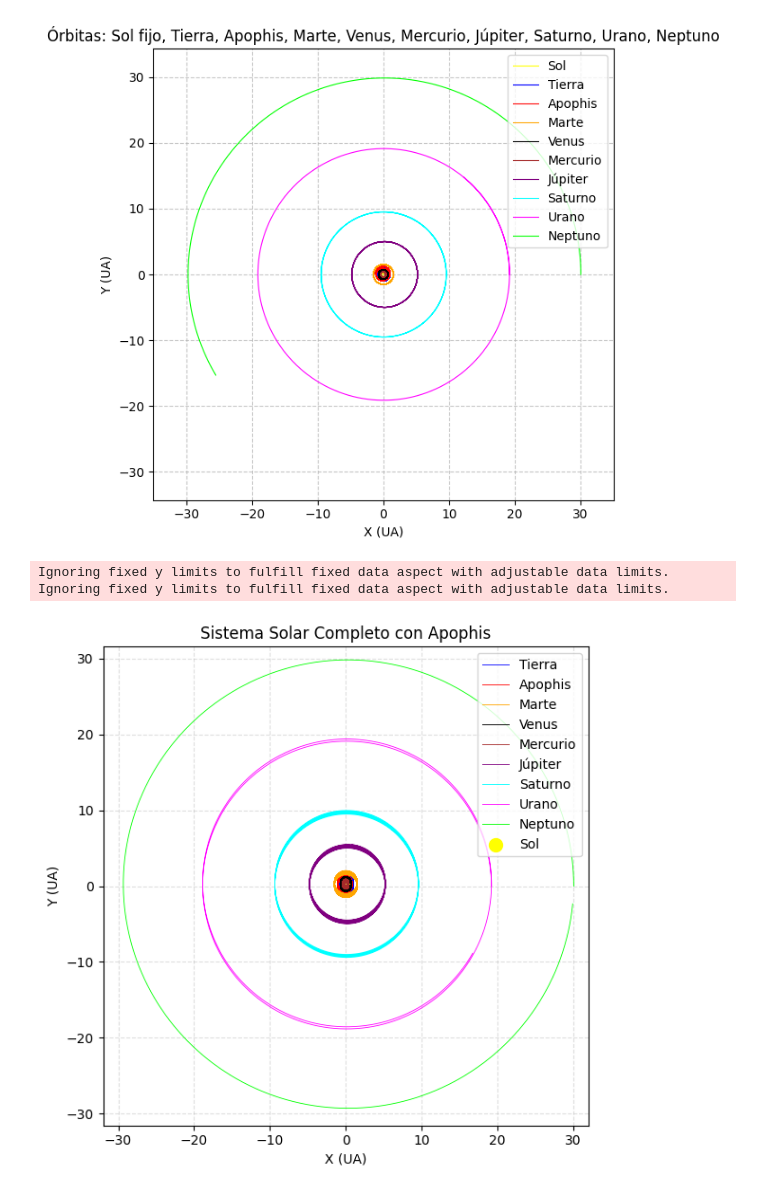
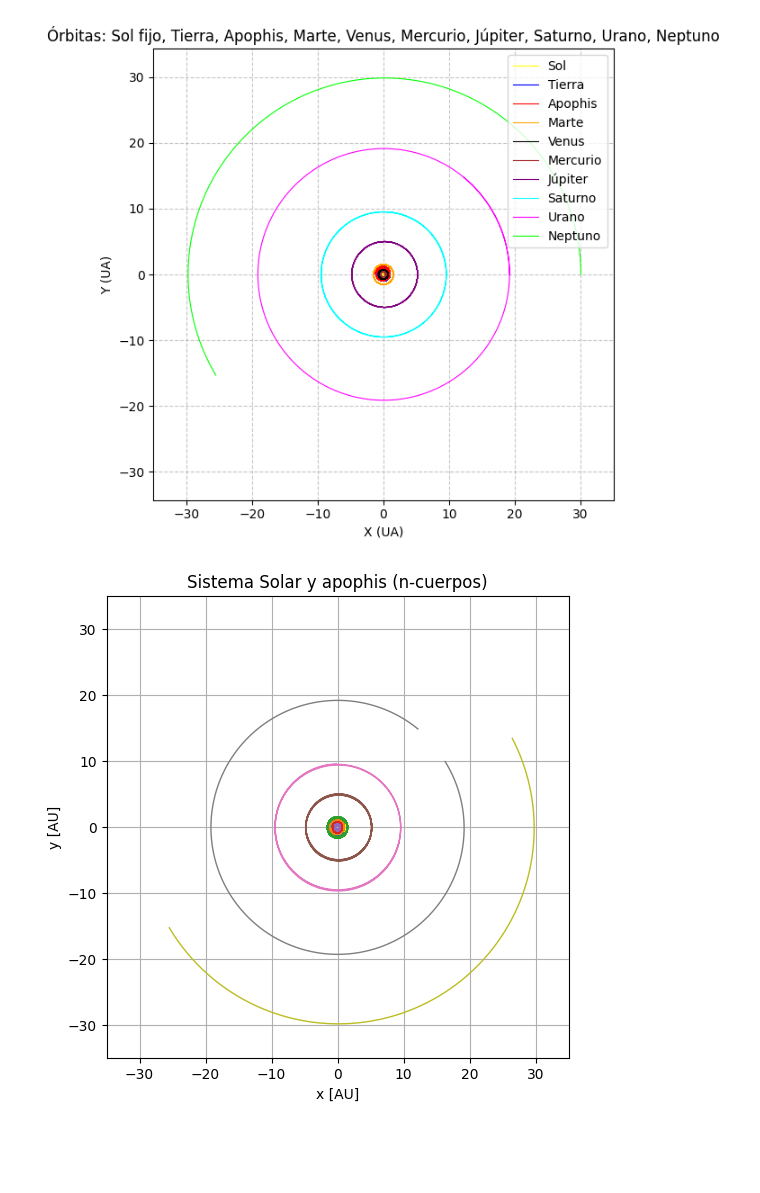
Before and after one commit to meccel-2026-2/Proyecto-del-curso-Apophis, a Jupyter notebook: proyecto-del-curso-Apophis.ipynb, the cells around one changed output. Saved outputs shown, nothing was run; the diff lists cells and outputs as text; code cells hidden in the pictures; blank space fills up the shorter version.

```diff
--- a/proyecto-del-curso-Apophis.ipynb
+++ b/proyecto-del-curso-Apophis.ipynb
@@ -346,33 +344,39 @@ ts = np.linspace(0, 1000, 100000)
 
 # referencia
 rs, vs, rps, vps, const = pc.ncuerpos_solucion(sistema_ref, ts)
-# %%
-plt.figure(figsize=(6,6))
-
-# Graficar órbitas con líneas finas
-for i in range(len(sistema_ref)):
-    tray = rs[i]
-    if labels[i] != 'Sol':  # no graficar trayectoria del Sol
-        plt.plot(tray[:,0], tray[:,1], color=colors[i],
-                 label=labels[i], linewidth=0.6)  # línea más delgada
-
-# Sol como punto fijo en el origen
-plt.scatter(0, 0, color='yellow', s=100, label='Sol')
-
-# Detalles visuales
-plt.grid(True, linestyle='--', alpha=0.4)
-plt.legend(loc='upper right')
-plt.xlabel('X (UA)')
-plt.ylabel('Y (UA)')
-plt.title("Sistema Solar Completo con Apophis")
-plt.axis('equal')
-
-plt.xlim(-32, 32)
-plt.ylim(-32, 32)
-
-plt.tight_layout()
-plt.show()
-# %% [output]
-Ignoring fixed y limits to fulfill fixed data aspect with adjustable data limits.
-Ignoring fixed y limits to fulfill fixed data aspect with adjustable data limits.
-[figure, removed]
+# %%
+# Tiempo suficiente para incluir a Neptuno
+ts = np.linspace(0, 500, 10000)
+
+# Resolver sistema
+rs, vs, rps, vps, const = pc.ncuerpos_solucion(sistema_completos, ts)
+
+# Centrar en el Sol
+for i in range(len(rs)):
+    rs[i][:,0] -= rs[0][:,0]
+    rs[i][:,1] -= rs[0][:,1]
+
+# Gráfica completa
+plt.figure(figsize=(6,6))
+
+for i in range(len(sistema_completos)):
+    tray = rs[i]
+
+    if i == 0:  # Sol
+        plt.plot(tray[:,0], tray[:,1], color='yellow', linewidth=3)
+        plt.scatter(0, 0, color='yellow', s=200)
+    else:
+        plt.plot(tray[:,0], tray[:,1], linewidth=1)
+
+plt.xlim(-35, 35)
+plt.ylim(-35, 35)
+plt.gca().set_aspect('equal')
+plt.grid(True)
+
+plt.title("Sistema Solar y apophis (n-cuerpos)")
+plt.xlabel("x [AU]")
+plt.ylabel("y [AU]")
+
+plt.show()
+# %% [output]
+[figure, added]
```
Also changed, not shown: parts of 7 cells of this notebook.
